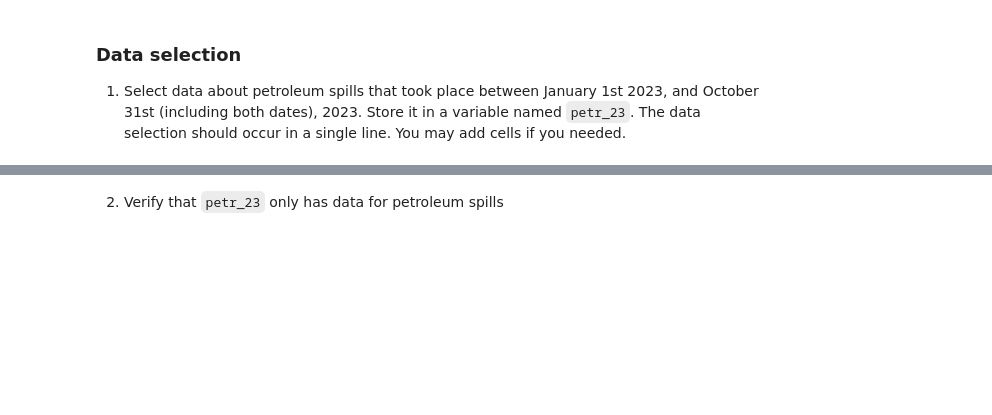
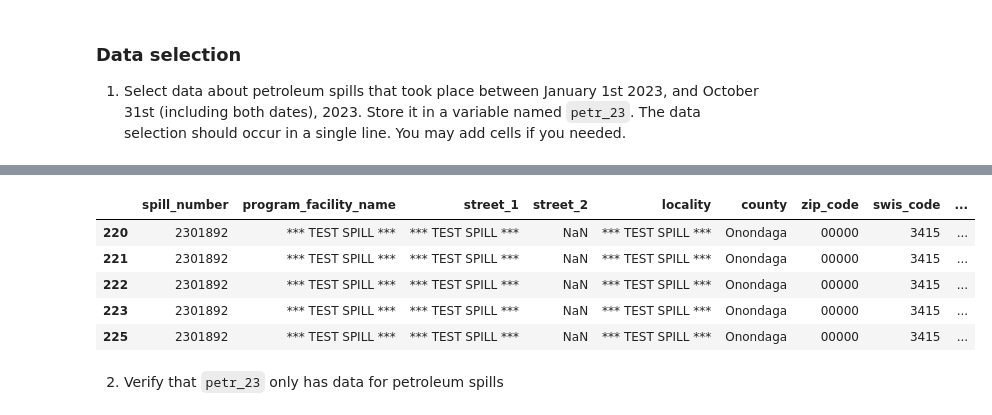
Before and after one commit to hazelvaq/eds220-hwk-3, a Jupyter notebook: hwk3-task1-spills.ipynb, the cells around one changed output, grey strips where cells are left out. Cells and saved outputs as stored; diff of their text form; code cells hidden in the pictures; blank space fills up the shorter version.

Commit message:
Data Aggregation

```diff
--- a/hwk3-task1-spills.ipynb
+++ b/hwk3-task1-spills.ipynb
@@ -164,0 +195,9 @@ array(['Cuming County', 'Wahkiakum County', 'De Baca County', ...,
+# %%
+# spill_date, receive_date, & close_date are objects they should be dates
+# convert the date columns from objects to dates
+spills.spill_date = pd.to_datetime(spills.spill_date)
+spills.received_date = pd.to_datetime(spills.received_date)
+spills.close_date = pd.to_datetime(spills.close_date)
+
+# check updated data types of columns
+spills.dtypes
@@ -165,2 +222,14 @@ array(['Cuming County', 'Wahkiakum County', 'De Baca County', ...,
+# %%
+# Petroleum spill between Jan 1, 2023 and Oct 31, 2023
+petr_23 = spills[(spills.spill_date > "01/01/2023") & (spills.spill_date < "10/31/2023") & (spills.material_family == "Petroleum")]
+# view head of petr_23
+petr_23.head()
+# %% [output]
+|  | spill_number | program_facility_name | street_1 | street_2 | locality | county | zip_code | swis_code | ... |
+| 220 | 2301892 | *** TEST SPILL *** | *** TEST SPILL *** | NaN | *** TEST SPILL *** | Onondaga | 00000 | 3415 | ... |
+| 221 | 2301892 | *** TEST SPILL *** | *** TEST SPILL *** | NaN | *** TEST SPILL *** | Onondaga | 00000 | 3415 | ... |
+| 222 | 2301892 | *** TEST SPILL *** | *** TEST SPILL *** | NaN | *** TEST SPILL *** | Onondaga | 00000 | 3415 | ... |
+| 223 | 2301892 | *** TEST SPILL *** | *** TEST SPILL *** | NaN | *** TEST SPILL *** | Onondaga | 00000 | 3415 | ... |
+| 225 | 2301892 | *** TEST SPILL *** | *** TEST SPILL *** | NaN | *** TEST SPILL *** | Onondaga | 00000 | 3415 | ... |
 # %% [markdown]
 2. Verify that `petr_23` only has data for petroleum spills
```
Also changed, not shown: parts of 15 cells of this notebook.
